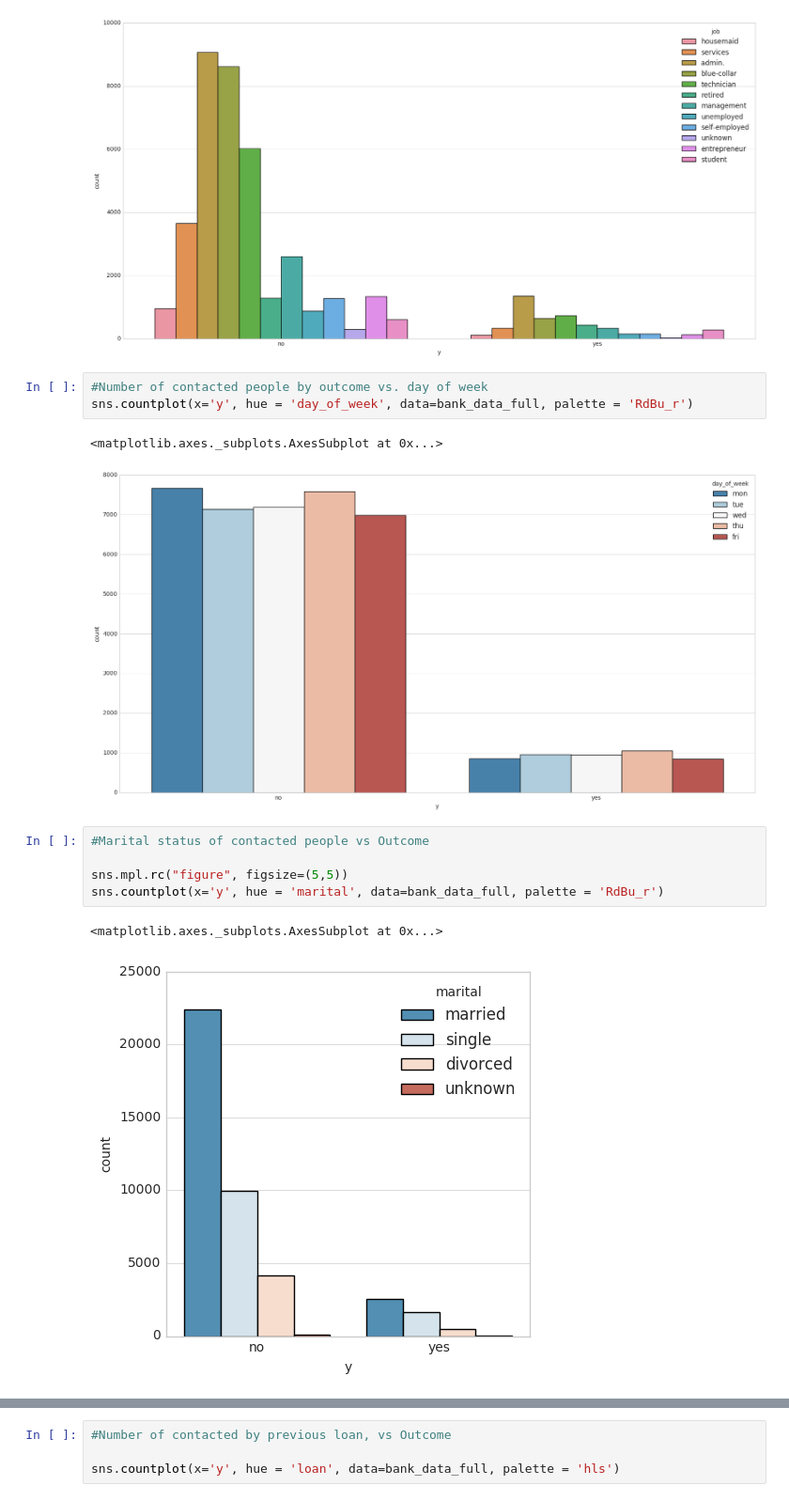
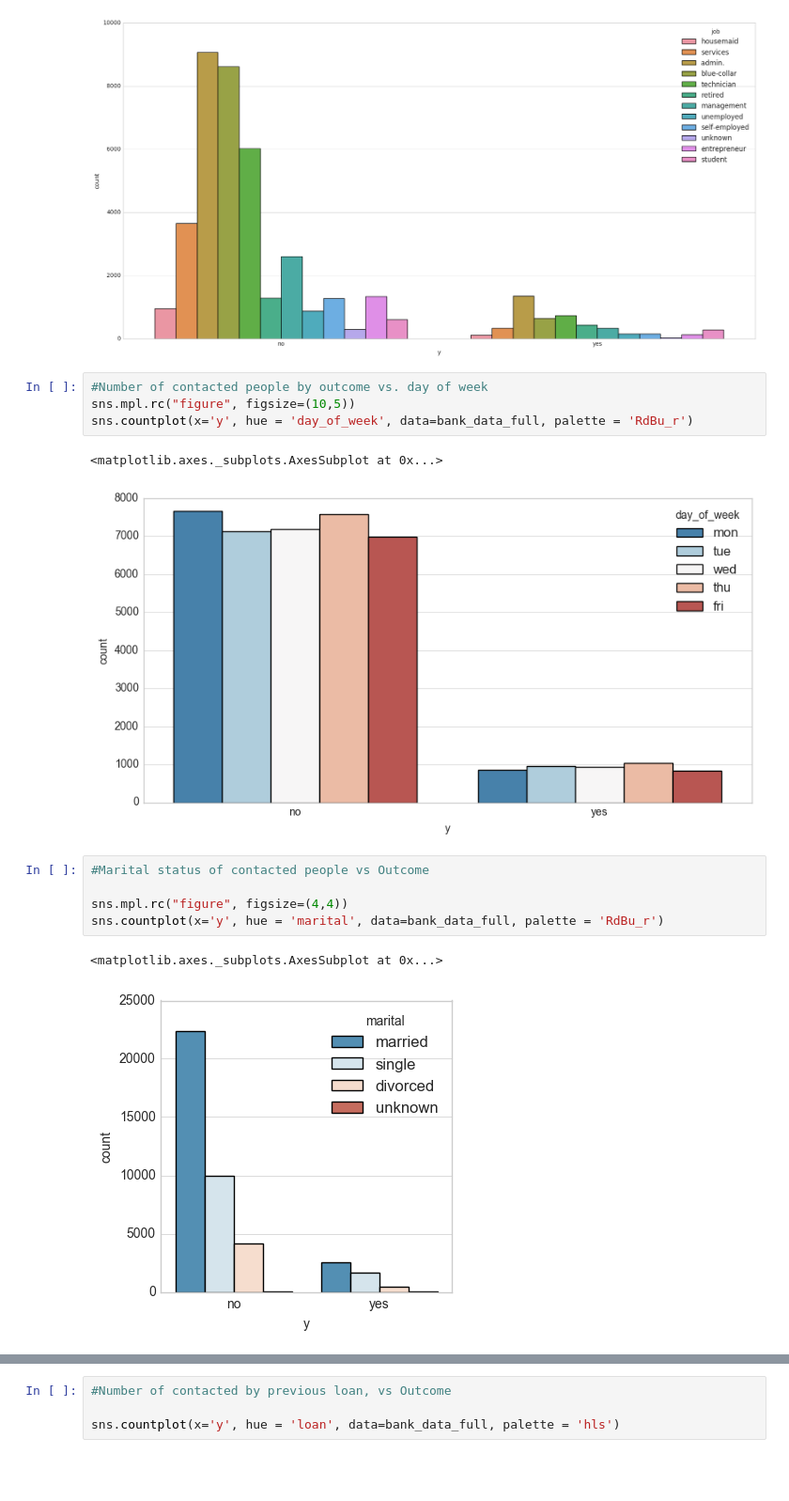
Before and after one commit to milosmladenovic5/telemarketing_campaign, a Jupyter notebook: telemarketing_EDA.ipynb, the cells around one changed output, grey strips where cells are left out. Shown at 94% size. Cells and saved outputs as stored; diff of their text form; blank space fills up the shorter version.

```diff
--- a/telemarketing_EDA.ipynb
+++ b/telemarketing_EDA.ipynb
@@ -121,18 +133,19 @@ sns.countplot(x = 'y', hue = 'job', data= bank_data_full)
 [figure]
 # %%
 #Number of contacted people by outcome vs. day of week
+sns.mpl.rc("figure", figsize=(10,5))
 sns.countplot(x='y', hue = 'day_of_week', data=bank_data_full, palette = 'RdBu_r')
 # %% [output]
 <matplotlib.axes._subplots.AxesSubplot at 0x...>
-[figure, old version]
+[figure, new version]
 # %%
 #Marital status of contacted people vs Outcome
 
-sns.mpl.rc("figure", figsize=(5,5))
+sns.mpl.rc("figure", figsize=(4,4))
 sns.countplot(x='y', hue = 'marital', data=bank_data_full, palette = 'RdBu_r')
 # %% [output]
 <matplotlib.axes._subplots.AxesSubplot at 0x...>
-[figure, old version]
+[figure, new version]
 # %%
 #Number of contacted by telephone or cellular vs Outcome
 
```
Also changed, not shown: parts of 5 cells of this notebook, 3 other files.
